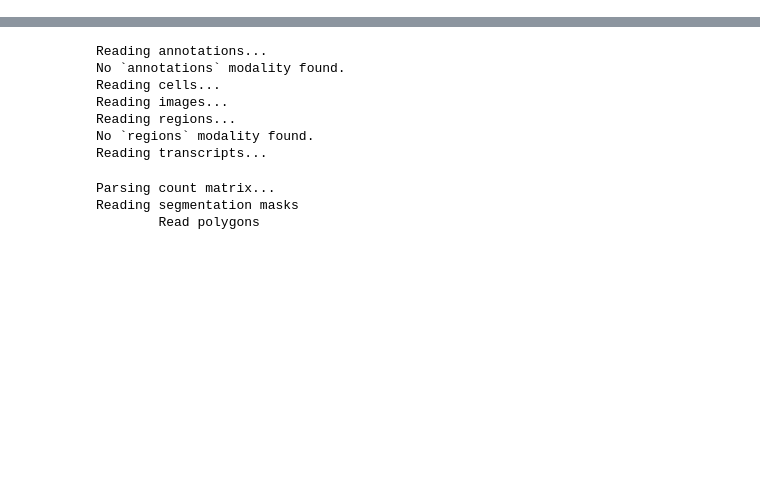
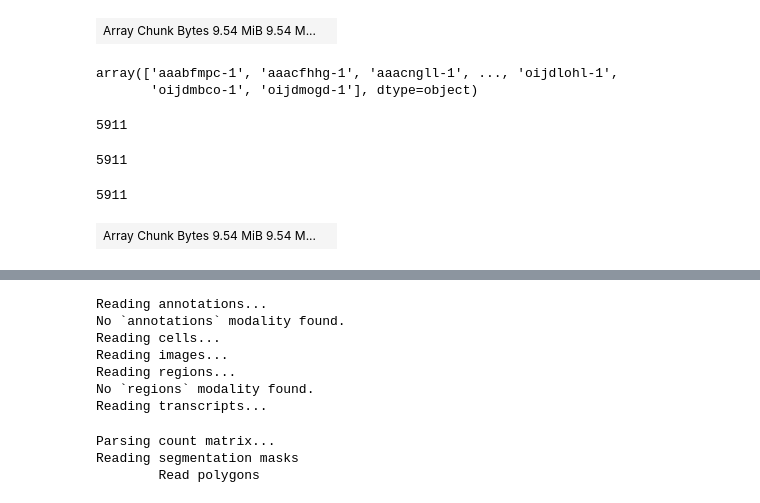
Before and after one commit to b-lemke98/InSituPy-1, a Jupyter notebook: notebooks/dev/understanding_zarr_zip_attributes.ipynb, the cells around one changed output, grey strips where cells are left out. Drawn from its saved outputs; the diff is of its cells as text; code cells hidden in the pictures; blank space fills up the shorter version.

Commit message:
tested saving/loading with new image structure + added cell names to points layer. closes #71

```diff
--- a/notebooks/dev/understanding_zarr_zip_attributes.ipynb
+++ b/notebooks/dev/understanding_zarr_zip_attributes.ipynb
@@ -24,0 +46,3 @@ xd = XeniumData(xdfile)
+# %%
+savefull = "tmp/full"
+savecrop = "tmp/crop"
@@ -24,0 +53,2 @@ xd = XeniumData(xdfile)
+# %%
+cropreload = XeniumData(savecrop)
@@ -24,0 +88,9 @@ xd = XeniumData(xdfile)
+# %%
+cropreload.images.nuclei
+# %% [output]
+| Array Chunk Bytes 9.54 MiB 9.54 M... |  |
+# %%
+xd.cells.matrix.obs_names.values
+# %% [output]
+array(['aaabfmpc-1', 'aaacfhhg-1', 'aaacngll-1', ..., 'oijdlohl-1',
+       'oijdmbco-1', 'oijdmogd-1'], dtype=object)
@@ -24,0 +102,12 @@ xd = XeniumData(xdfile)
+# %%
+path = r"C:\Users\ge37voy\Github\InSituPy\notebooks\dev\tmp\crop\images\morphology_mip.zarr.zip"
+with zarr.ZipStore(path, mode="r") as zipstore:
+    # open store
+    img = da.from_zarr(zipstore).persist()
+    print(int(img.max()))
+# %% [output]
+5911
+# %%
+print(int(img.max()))
+# %% [output]
+5911
@@ -24,0 +117,4 @@ xd = XeniumData(xdfile)
+# %%
+int(img.max())
+# %% [output]
+5911
@@ -24,0 +123,4 @@ xd = XeniumData(xdfile)
+# %%
+img
+# %% [output]
+| Array Chunk Bytes 9.54 MiB 9.54 M... |  |
```
Also changed, not shown: parts of 22 cells of this notebook, 7 other files.
